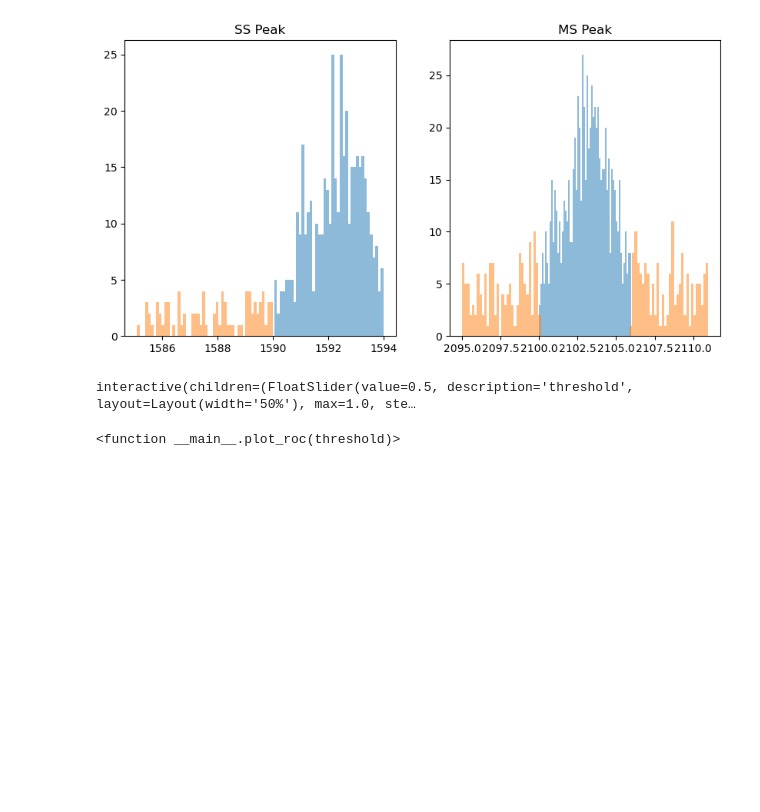
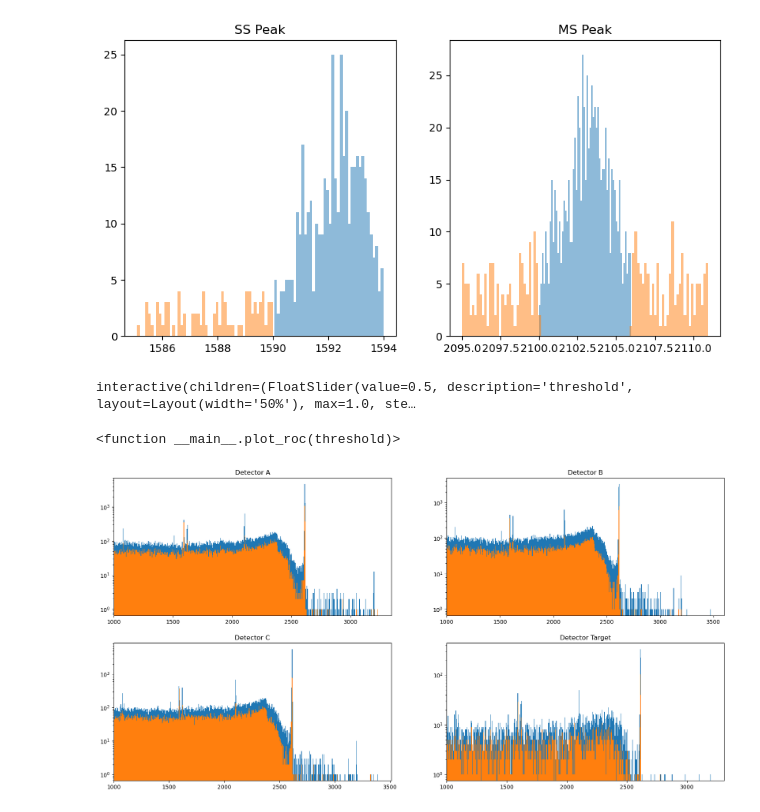
Before and after one commit to bucket420/dsc291-final, a Jupyter notebook: analysis.ipynb, the cells around one changed output. Saved outputs shown, nothing was run; the diff lists cells and outputs as text; code cells hidden in the pictures; blank space fills up the shorter version.

```diff
--- a/analysis.ipynb
+++ b/analysis.ipynb
@@ -107,3 +145,46 @@ interact(plot_roc,
 # %% [output]
 interactive(children=(FloatSlider(value=0.5, description='threshold', layout=Layout(width='50%'), max=1.0, ste…
 <function __main__.plot_roc(threshold)>
+# %%
+# Final selection
+selected_threshold = 0.085
+
+selected_energy_A = energy_A[score_A > selected_threshold]
+selected_energy_B = energy_B[score_B > selected_threshold]
+selected_energy_C = energy_C[score_C > selected_threshold]
+selected_energy_Target = energy_Target[score_Target > selected_threshold]
+
+selected_hist_A, selected_bins_A = np.histogram(selected_energy_A, bins=n_bins)
+selected_hist_B, selected_bins_B = np.histogram(selected_energy_B, bins=n_bins)
+selected_hist_C, selected_bins_C = np.histogram(selected_energy_C, bins=n_bins)
+selected_hist_Target, selected_bins_Target = np.histogram(selected_energy_Target, bins=n_bins)
+# %%
+fig, axes = plt.subplots(2, 2, figsize=(20, 10))
+
+axes[0, 0].set_title('Detector A')
+axes[0, 0].stairs(hist_A, bins_A, label='Detector A', fill=True)
+axes[0, 0].stairs(selected_hist_A, selected_bins_A, label='Detector A', fill=True)
+axes[0, 0].set_yscale('log')
+axes[0, 0].set_xlim(1000)
+
+axes[0, 1].set_title('Detector B')
+axes[0, 1].stairs(hist_B, bins_B, label='Detector B', fill=True)
+axes[0, 1].stairs(selected_hist_B, selected_bins_B, label='Detector B', fill=True)
+axes[0, 1].set_yscale('log')
+axes[0, 1].set_xlim(1000)
+
+axes[1, 0].set_title('Detector C')
+axes[1, 0].stairs(hist_C, bins_C, label='Detector C', fill=True)
+axes[1, 0].stairs(selected_hist_C, selected_bins_C, label='Detector C', fill=True)
+axes[1, 0].set_yscale('log')
+axes[1, 0].set_xlim(1000)
+
+axes[1, 1].set_title('Detector Target')
+axes[1, 1].stairs(hist_Target, bins_Target, label='Detector Target', fill=True)
+axes[1, 1].stairs(selected_hist_Target, selected_bins_Target, label='Detector Target', fill=True)
+axes[1, 1].set_yscale('log')
+axes[1, 1].set_xlim(1000)
+
+plt.show()
+# %% [output]
+[figure, added]
```
Also changed, not shown: parts of 11 cells of this notebook.
